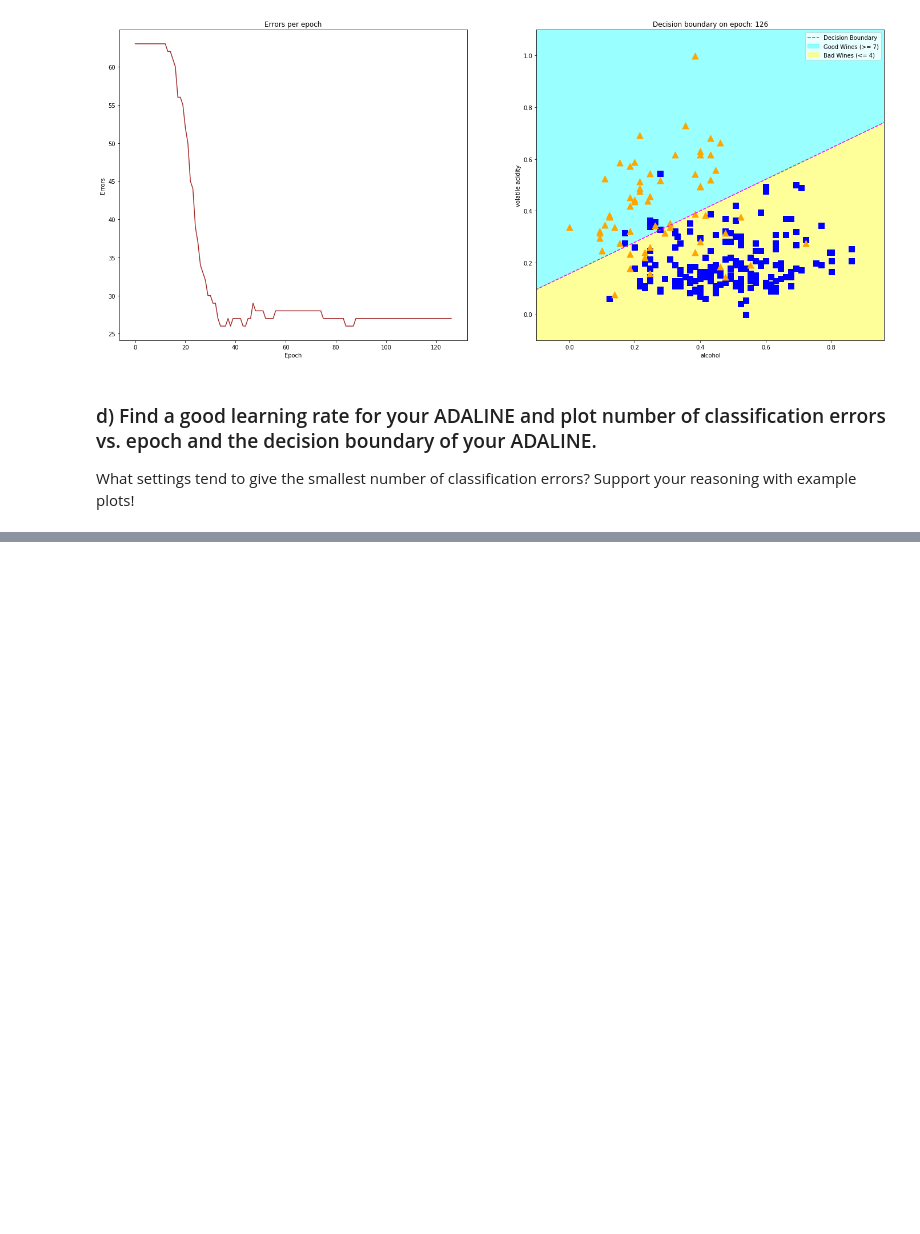
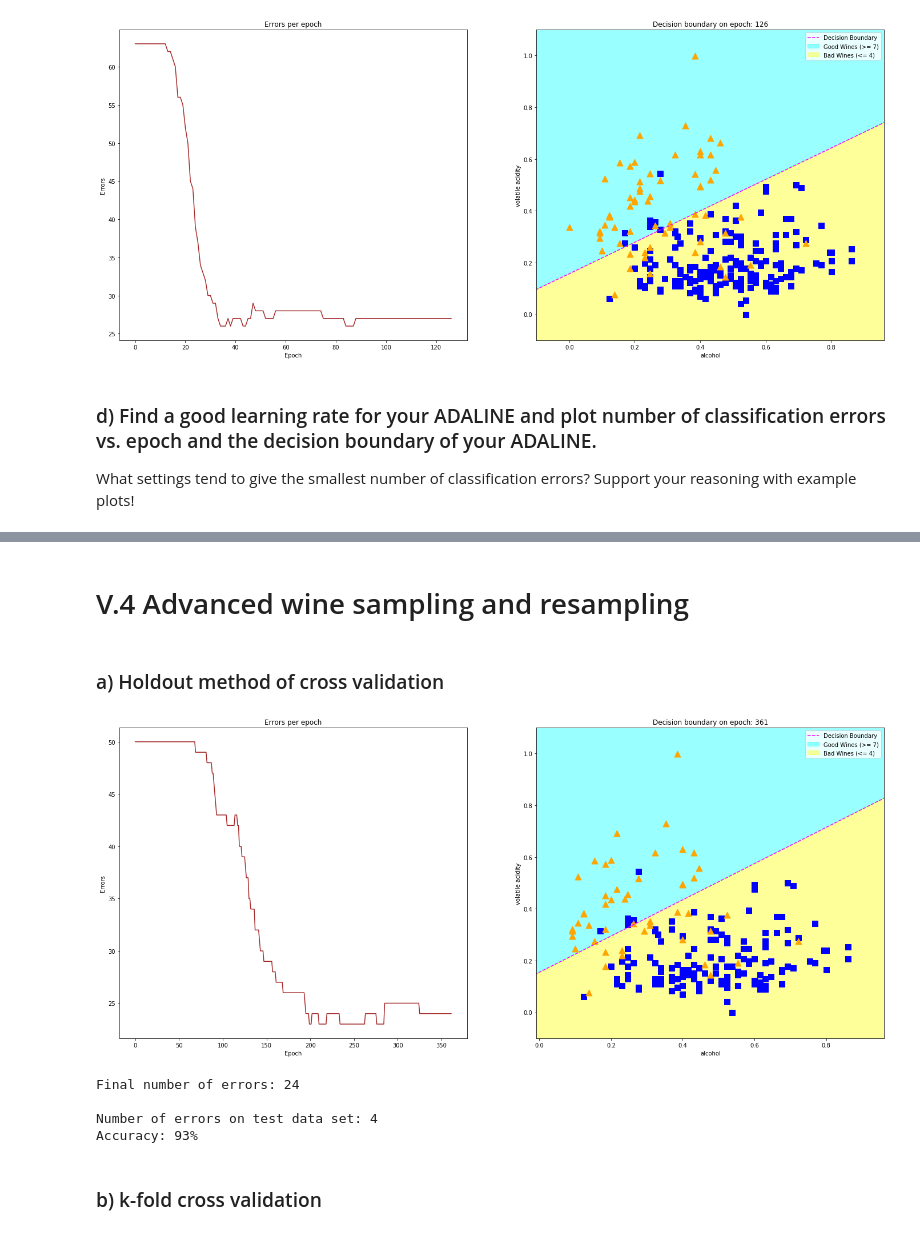
Before and after one commit to o4eredko/ft_sommelier, a Jupyter notebook: notebooks/main.ipynb, the cells around one changed output, grey strips where cells are left out. Drawn from its saved outputs; the diff is of its cells as text; code cells hidden in the pictures; blank space fills up the shorter version.

Commit message:
Made cross validation and tests for n dimensions predictions

```diff
--- a/notebooks/main.ipynb
+++ b/notebooks/main.ipynb
@@ -167,6 +167,12 @@ class Perceptron:
             epoch += 1
         return self.performance
 
+    def get_accuracy(self, X, y):
+        errors = 0
+        for xi, target in zip(X, y):
+            errors += int(self.predict(xi) != target)
+        return errors
+
     def _net_input(self, X):
         return dot(self._w[1:], X) + self._w[0]
 
@@ -417,13 +425,14 @@ Final number of errors: 27
 ### d) Find a good learning rate for your ADALINE and plot number of classification errors vs. epoch and the decision boundary of your ADALINE.
 What settings tend to give the smallest number of classification errors? Support your reasoning with example plots!
 # %%
-X, y = train_split(scaled_data, ['alcohol', 'volatile acidity'], 7, 4, binary=False)
-learning_rate = Adaline.choose_learning_rate(X, y, 7, sgd=False)
+columns = ['alcohol', 'volatile acidity']
+X, y = train_split(scaled_data, columns, 7, 4, binary=False)
+learning_rate = Adaline.choose_learning_rate(X, y, 7, sgd=False, plot=True, columns=columns)
 print(f"Best learning rate: {learning_rate}")
 
 adaline = Adaline(learning_rate, epochs=0)
 performance = adaline.fit(X, y, sgd=False)
-fig = plot_performance(performance, scaled_data, ['alcohol', 'volatile acidity'], 7, 4)
+fig = plot_performance(performance, scaled_data, columns, 7, 4)
 plt.show(fig)
 print(f"Final number of errors: {performance[-1][1]}")
 # %% [output]
@@ -442 +457,43 @@ Final number of errors: 28
 ... (4 outputs left out)
+# %% [markdown]
+# V.4 Advanced wine sampling and resampling
+# %% [markdown]
+### a) Holdout method of cross validation
+# %%
+def train_test_split(wine_data, proportion):
+    """
+    Splits the dataset into train set and test set
+    ----------
+    Parameters
+    ----------
+    wine_data: Pandas Data Frame, chemical elements and quality for wines data set
+    proportion: float, value from 0 to 1, describing which part of original data set will be a train set
+    ------------
+    Return Value
+    ------------
+    Tuple: (train data set, validation data set)
+    """
+    train_data = wine_data.sample(frac=proportion)
+    test_data = wine_data.drop(train_data.index)
+    return (train_data, test_data)
+# %%
+train, test = train_test_split(scaled_data, 0.75)
+adaline = Adaline(learning_rate, epochs=0)
+X, y = train_split(train, ['alcohol', 'volatile acidity'], 7, 4, False)
+performance = adaline.fit(X, y, sgd=True)
+fig = plot_performance(performance, train, ['alcohol', 'volatile acidity'], 7, 4)
+plt.show(fig)
+print(f"Final number of errors: {performance[-1][1]}\n")
+
+X, y = train_split(test, ['alcohol', 'volatile acidity'], 7, 4, False)
+accuracy = adaline.get_accuracy(X, y)
+print(f"Number of errors on test data set: {test_errors}")
+print(f"Accuracy: {100 - round(accuracy / len(y) * 100)}%")
+# %% [output]
+[figure, added]
+Final number of errors: 24
+
+Number of errors on test data set: 4
+Accuracy: 93%
+# %% [markdown]
+### b) k-fold cross validation
```
Also changed, not shown: parts of 10 cells of this notebook, 1 other file.
